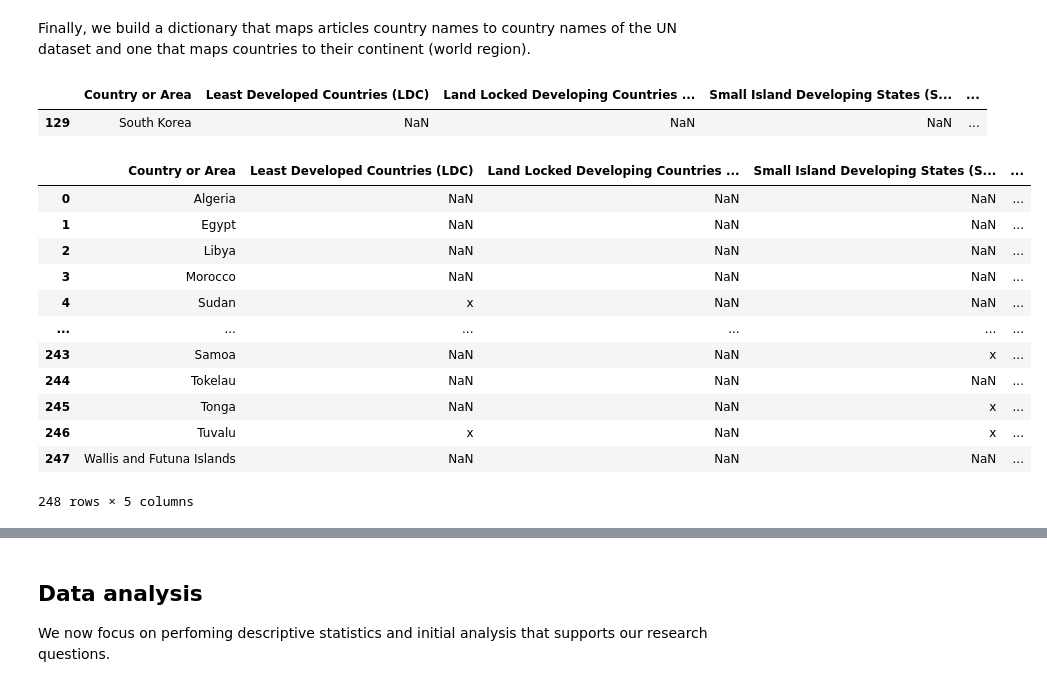
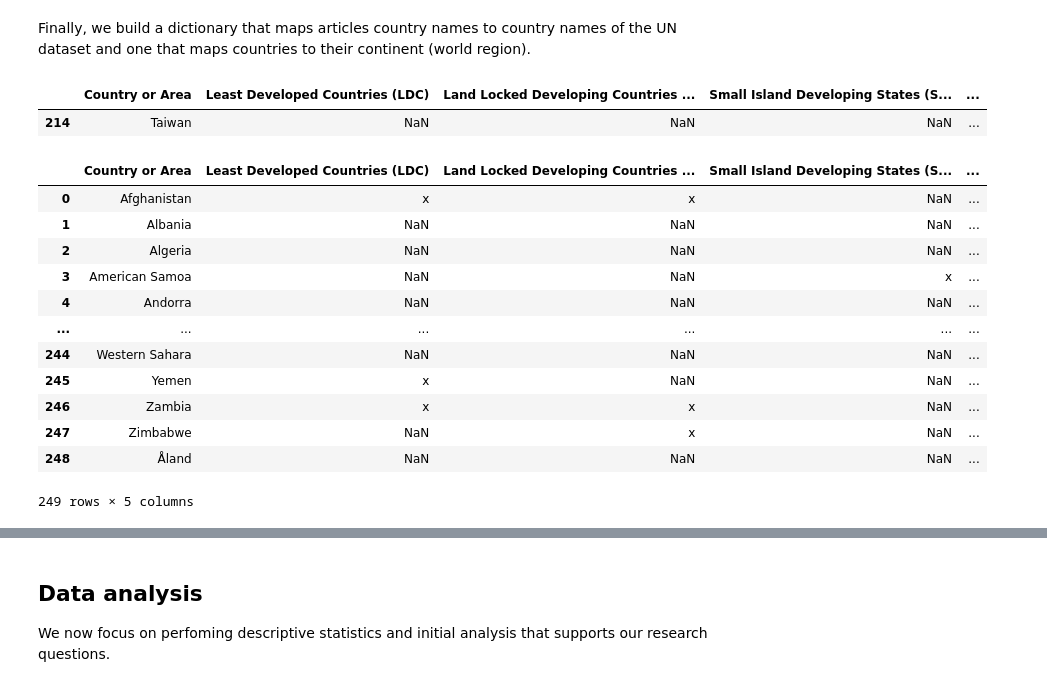
Before and after one commit to epfl-ada/ada-2023-project-jellyfish401, a Jupyter notebook: p2.ipynb, the cells around one changed output, grey strips where cells are left out. Cells and saved outputs as stored; diff of their text form; code cells hidden in the pictures.

```diff
--- a/p2.ipynb
+++ b/p2.ipynb
@@ -229,7 +211,7 @@ countries = main_categories[main_categories['subject_category'] == 'Countries'][
 countries = [cntry.replace('_',' ') for cntry in countries]
 
 # United Arab Emirates Problem -> Abu Dhabi / Dubai are not countries etc. If confusion, the country with biggest population is kept
-countries_to_remove = ['Abu Dhabi', 'Dubai', 'Easter Island', 'Galápagos Islands', 'Korea', 'Abkhazia']
+countries_to_remove = ['Abu Dhabi', 'Dubai', 'Easter Island', 'Galápagos Islands', 'Korea', 'Abkhazia', 'Republic of China']
 countries = [cntry for cntry in countries if cntry not in countries_to_remove]
 
 countries_missing = []
@@ -239,7 +221,8 @@ for country in countries:
     if country not in UN_countries['Country or Area'].values:
         countries_missing.append(country)
 
-# "China Problem" we keep Taiwan  -> Taiwan, Republic of China -> Republic of China, Tibet -> Tibet, People's Republic of China -> China
+# "China Problem" we keep Taiwan  -> Taiwan, Republic of China -> deleted (same as Taiwan),
+# Tibet -> Tibet, People's Republic of China -> China
 
 replacement_country_names = [
     'Åland Islands', 'Ireland', 'Bolivia (Plurinational State of)',
@@ -248,9 +231,9 @@ replacement_country_names = [
     'State of Palestine', 'Georgia', 'China, Hong Kong Special Administrative Region',
     'Iran (Islamic Republic of)', '', 'Lao People\'s Democratic Republic',
     'Republic of Moldova', 'Netherlands (Kingdom of the)', 'Sint Maarten (Dutch part)',
-    'Democratic People\'s Republic of Korea', 'State of Palestine', 'China', 'Republic of China', 'Ireland',
+    'Democratic People\'s Republic of Korea', 'State of Palestine', 'China', 'Ireland',
     'North Macedonia', 'Russian Federation', 'Sao Tome and Principe', 'Serbia', 'Republic of Korea',
-    "", 'Eswatini', 'Syrian Arab Republic', 'Taiwan', 'United Republic of Tanzania', 'Bahamas',
+    "", 'Eswatini', 'Syrian Arab Republic', 'United Republic of Tanzania', 'Bahamas',
     'Gambia', 'Tibet', 'Türkiye', 'Turkish Republic of Northern Cyprus', 'United Kingdom of Great Britain and Northern Ireland',
     'United States of America', 'Holy See', 'Venezuela (Bolivarian Republic of)', 'Viet Nam', 'State of Palestine'
 ]
@@ -277,38 +279,39 @@ df_country_region.rename(columns={"index": "article"}, inplace=True)
 # %%
 # Create UN_countries_by_economies DataFrame
 
 # hard coded changes in country names that can't be read properly from the .csv file
 read_csv_names = ['Turkiye', 'China Hong Kong Special Administrative Region', 'Cote d Ivoire']
 new_names = ["Türkiye", "China, Hong Kong Special Administrative Region", "Côte d’Ivoire"]
 UN_to_modify = UN_countries_by_economies_load.copy()
 for i in range(len(read_csv_names)-1):
     country_index = np.where(UN_countries_by_economies_load['Country or Area']==read_csv_names[i])[0][0]
     UN_to_modify.at[country_index, 'Country or Area'] = new_names[i]
 
 UN_countries_by_economies = pd.merge(UN_countries, UN_to_modify, how='left', on='Country or Area')[['Country or Area', 'Least Developed Countries (LDC)', 'Land Locked Developing Countries (LLDC)', 'Small Island Developing States (SIDS)', 'Economic classification']]
-# Show countries that are missing an economic classification (should be 248.163=85)
+# Show countries that are missing an economic classification (should be 248-163=85)
 # missing_countries = UN_countries_by_economies[UN_countries_by_economies['Economic classification'].isna()]['Country or Area'].values
 
 # Rename Countries to match the names of English Wikipedia
 replacement_countries_OLD_NEW = dict([(value, key) for key, value in replacement_countries.items()])
 UN_countries_by_economies['Country or Area'] = UN_countries_by_economies['Country or Area'].map(replacement_countries_OLD_NEW).fillna(UN_countries_by_economies['Country or Area'])
+UN_countries_by_economies = UN_countries_by_economies.sort_values('Country or Area').reset_index(drop=True)
 
 # Check if everything went fine
-display(UN_countries_by_economies.loc[UN_countries_by_economies['Country or Area'] == 'South Korea'])
+display(UN_countries_by_economies[UN_countries_by_economies['Country or Area'] == "Taiwan"])
 display(UN_countries_by_economies)
 # %% [output]
 |  | Country or Area | Least Developed Countries (LDC) | Land Locked Developing Countries ... | Small Island Developing States (S... | ... |
-| 129 | South Korea | NaN | NaN | NaN | ... |
+| 214 | Taiwan | NaN | NaN | NaN | ... |
 |  | Country or Area | Least Developed Countries (LDC) | Land Locked Developing Countries ... | Small Island Developing States (S... | ... |
-| 0 | Algeria | NaN | NaN | NaN | ... |
-| 1 | Egypt | NaN | NaN | NaN | ... |
-| 2 | Libya | NaN | NaN | NaN | ... |
-| 3 | Morocco | NaN | NaN | NaN | ... |
-| 4 | Sudan | x | NaN | NaN | ... |
+| 0 | Afghanistan | x | x | NaN | ... |
+| 1 | Albania | NaN | NaN | NaN | ... |
+| 2 | Algeria | NaN | NaN | NaN | ... |
+| 3 | American Samoa | NaN | NaN | x | ... |
+| 4 | Andorra | NaN | NaN | NaN | ... |
 | ... | ... | ... | ... | ... | ... |
-| 243 | Samoa | NaN | NaN | x | ... |
-| 244 | Tokelau | NaN | NaN | NaN | ... |
-| 245 | Tonga | NaN | NaN | x | ... |
-| 246 | Tuvalu | x | NaN | x | ... |
-| 247 | Wallis and Futuna Islands | NaN | NaN | NaN | ... |
+| 244 | Western Sahara | NaN | NaN | NaN | ... |
+| 245 | Yemen | x | NaN | NaN | ... |
+| 246 | Zambia | x | x | NaN | ... |
+| 247 | Zimbabwe | NaN | x | NaN | ... |
+| 248 | Åland | NaN | NaN | NaN | ... |
-248 rows × 5 columns
+249 rows × 5 columns
```
Also changed, not shown: parts of 14 cells of this notebook.
